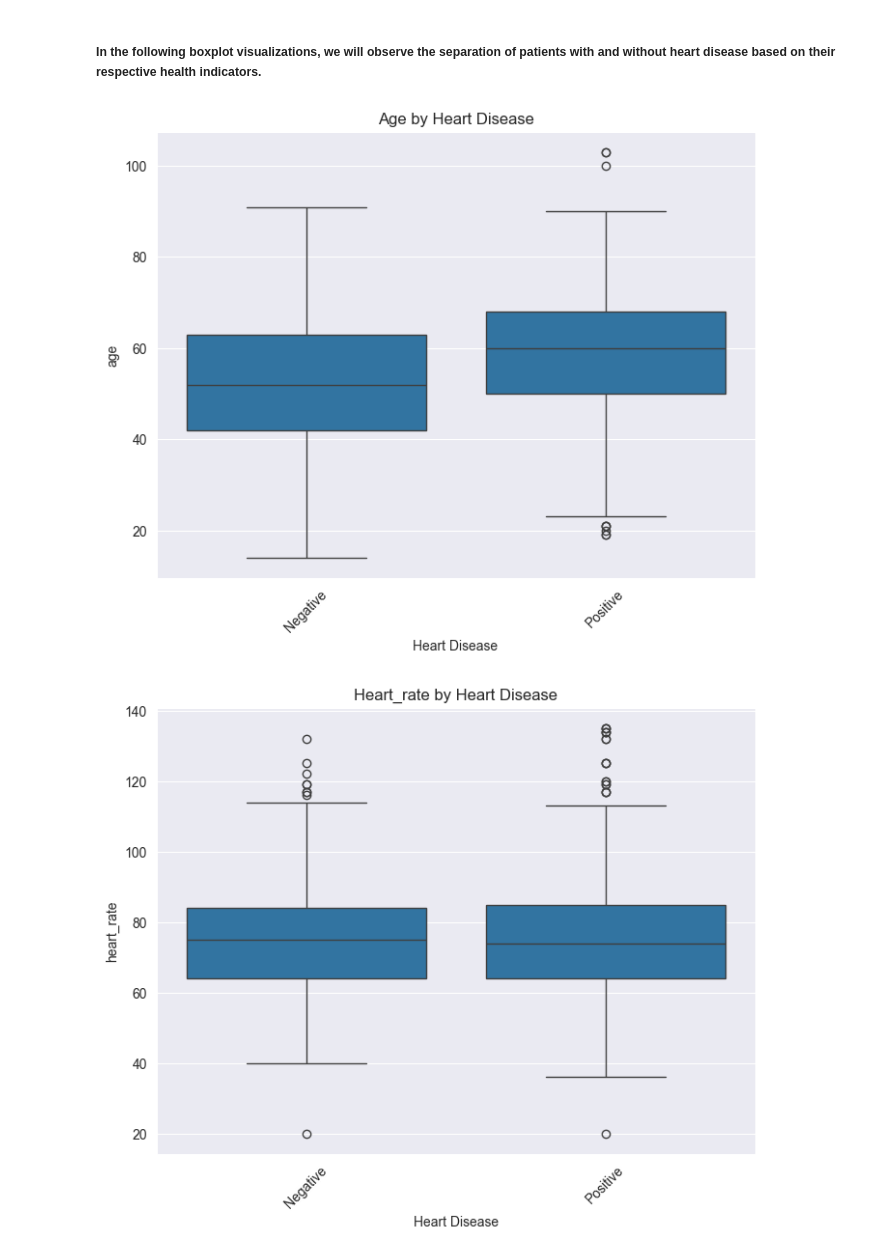
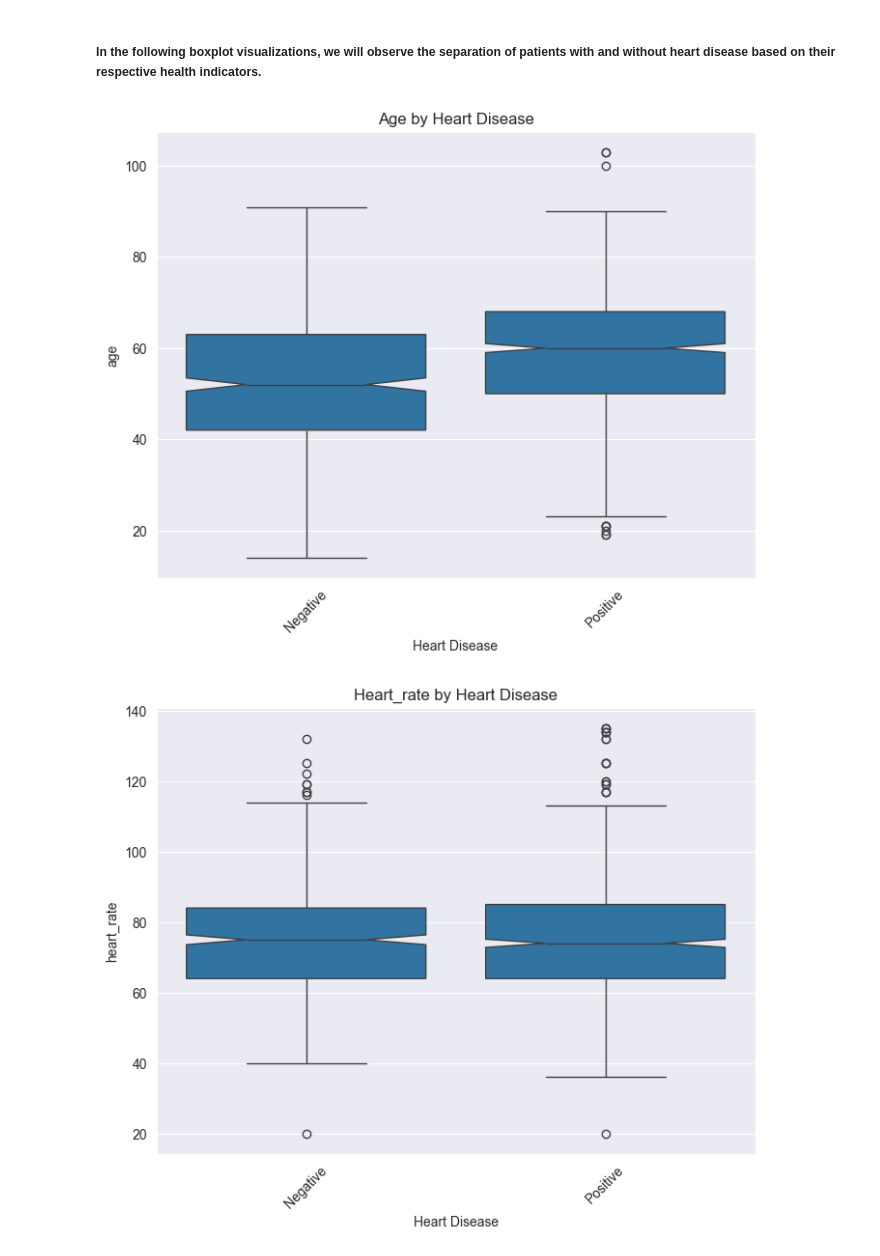
Before and after one commit to plamensve/DS_FINAL_PROJECT, a Jupyter notebook: notebooks/03_eda_dataset_1.ipynb, the cells around one changed output. Cells and saved outputs as stored; diff of their text form; code cells hidden in the pictures.

```diff
--- a/notebooks/03_eda_dataset_1.ipynb
+++ b/notebooks/03_eda_dataset_1.ipynb
@@ -135,15 +142,19 @@ for col in numeric_columns:
 # %%
 for col in numeric_columns:
     plt.figure(figsize=(8, 6))
     sns.boxplot(
         x=dataset1['heart_disease'].map({0: 'Negative', 1: 'Positive'}),
         y=col,
         data=dataset1,
+        notch=True,
+        showfliers=True
     )
+
+
     plt.title(f'{col.capitalize()} by Heart Disease')
     plt.xlabel('Heart Disease')
     plt.xticks(rotation=45)
     plt.show()
 # %% [output]
-[figure, old version]
+[figure, new version]
-[figure, old version]
+[figure, new version]
```
Also changed, not shown: parts of 17 cells of this notebook, 5 other files.
